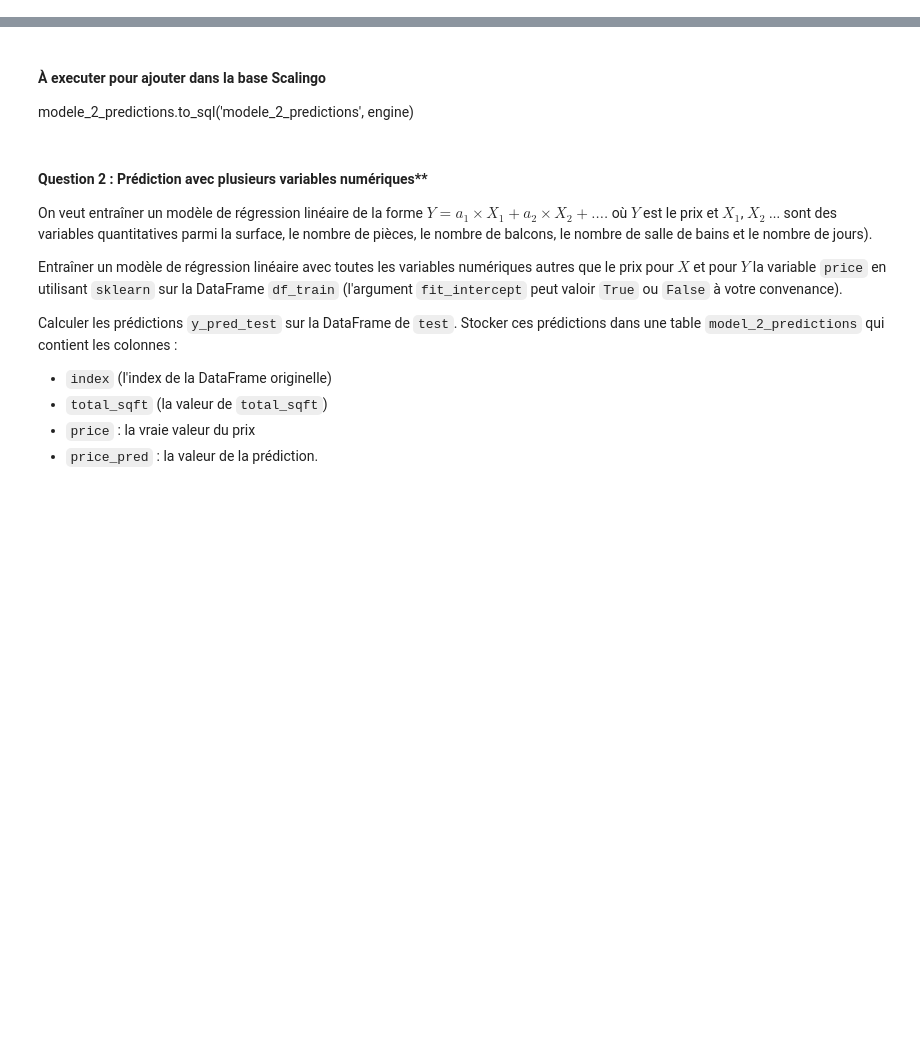
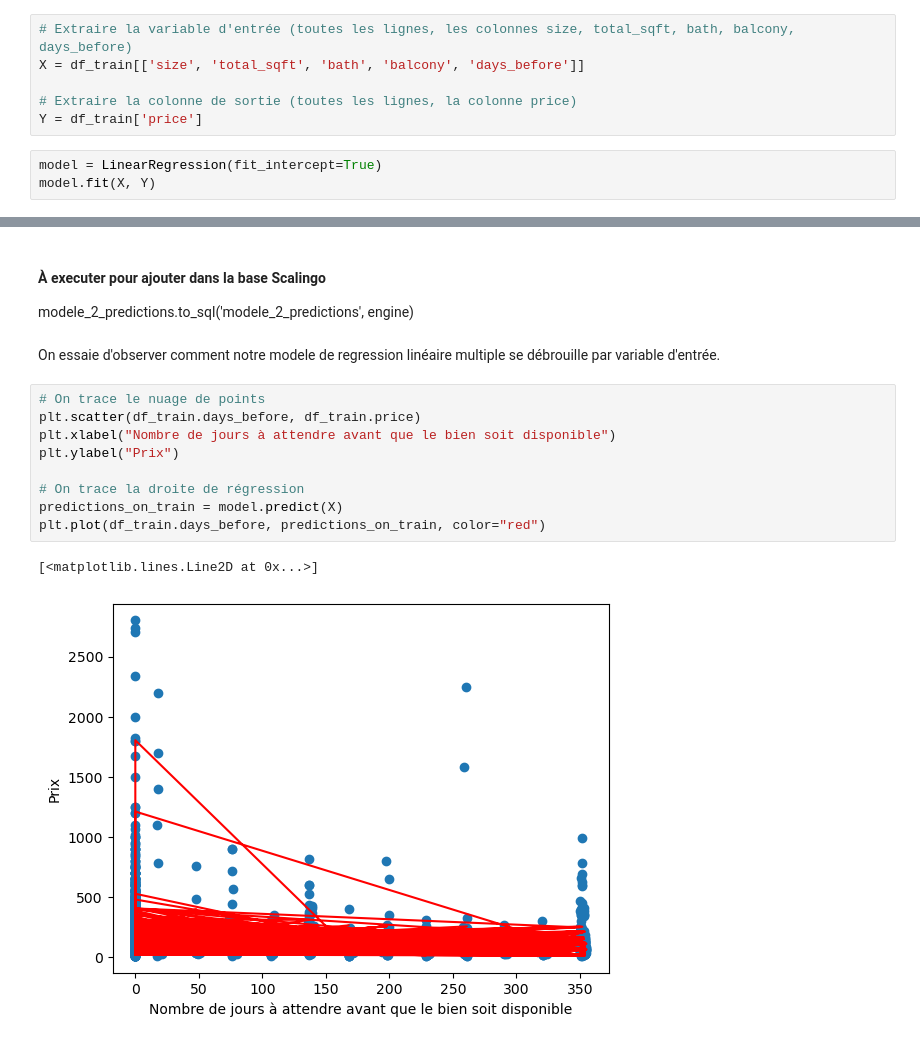
Before and after one commit to MateoDubernet/data-science-project-2, a Jupyter notebook: projet.ipynb, the cells around one changed output, grey strips where cells are left out. Drawn from its saved outputs; the diff is of its cells as text; blank space fills up the shorter version.

Commit message:
Update projet.ipynb
- Modele de regression linéaire multiple et visualisaton des performances de la prédiction par variable indépendantes sur l'ensemble d'entrainement

```diff
--- a/projet.ipynb
+++ b/projet.ipynb
@@ -574,0 +587,9 @@ modele_2_predictions
+# %%
+# Extraire la variable d'entrée (toutes les lignes, les colonnes size, total_sqft, bath, balcony, days_before)
+X = df_train[['size', 'total_sqft', 'bath', 'balcony', 'days_before']]
+
+# Extraire la colonne de sortie (toutes les lignes, la colonne price)
+Y = df_train['price']
+# %%
+model = LinearRegression(fit_intercept=True)
+model.fit(X, Y)
@@ -575,15 +622,17 @@ modele_2_predictions
 # %% [markdown]
 #### À executer pour ajouter dans la base Scalingo
 modele_2_predictions.to_sql('modele_2_predictions', engine)
-# %% [markdown]
-#### Question 2 : Prédiction avec plusieurs variables numériques**
-
-On veut entraîner un modèle de régression linéaire de la forme $ Y = a_1 \times X_1 + a_2 \times X_2 + ....$ où $Y$ est le prix et $X_1$, $X_2$ ... sont des variables quantitatives parmi la surface, le nombre de pièces, le nombre de balcons, le nombre de salle de bains et le nombre de jours).
-
-Entraîner un modèle de régression linéaire avec toutes les variables numériques autres que le prix pour $X$ et pour $Y$  la variable `price` en utilisant `sklearn` sur la DataFrame `df_train` (l'argument `fit_intercept` peut valoir `True` ou `False` à votre convenance).
-
-Calculer les prédictions `y_pred_test` sur la DataFrame de `test`. Stocker ces prédictions dans une table `model_2_predictions` qui contient les colonnes :
-- `index` (l'index de la DataFrame originelle)
-- `total_sqft` (la valeur de `total_sqft`)
-- `price` : la vraie valeur du prix
-- `price_pred` :  la valeur de la prédiction.
+# %% [markdown]
+On essaie d'observer comment notre modele de regression linéaire multiple se débrouille par variable d'entrée.
+# %%
+# On trace le nuage de points
+plt.scatter(df_train.days_before, df_train.price)
+plt.xlabel("Nombre de jours à attendre avant que le bien soit disponible")
+plt.ylabel("Prix")
+
+# On trace la droite de régression
+predictions_on_train = model.predict(X)
+plt.plot(df_train.days_before, predictions_on_train, color="red")
+# %% [output]
+[<matplotlib.lines.Line2D at 0x...>]
+[figure, added]
```
Also changed, not shown: parts of 10 cells of this notebook.
